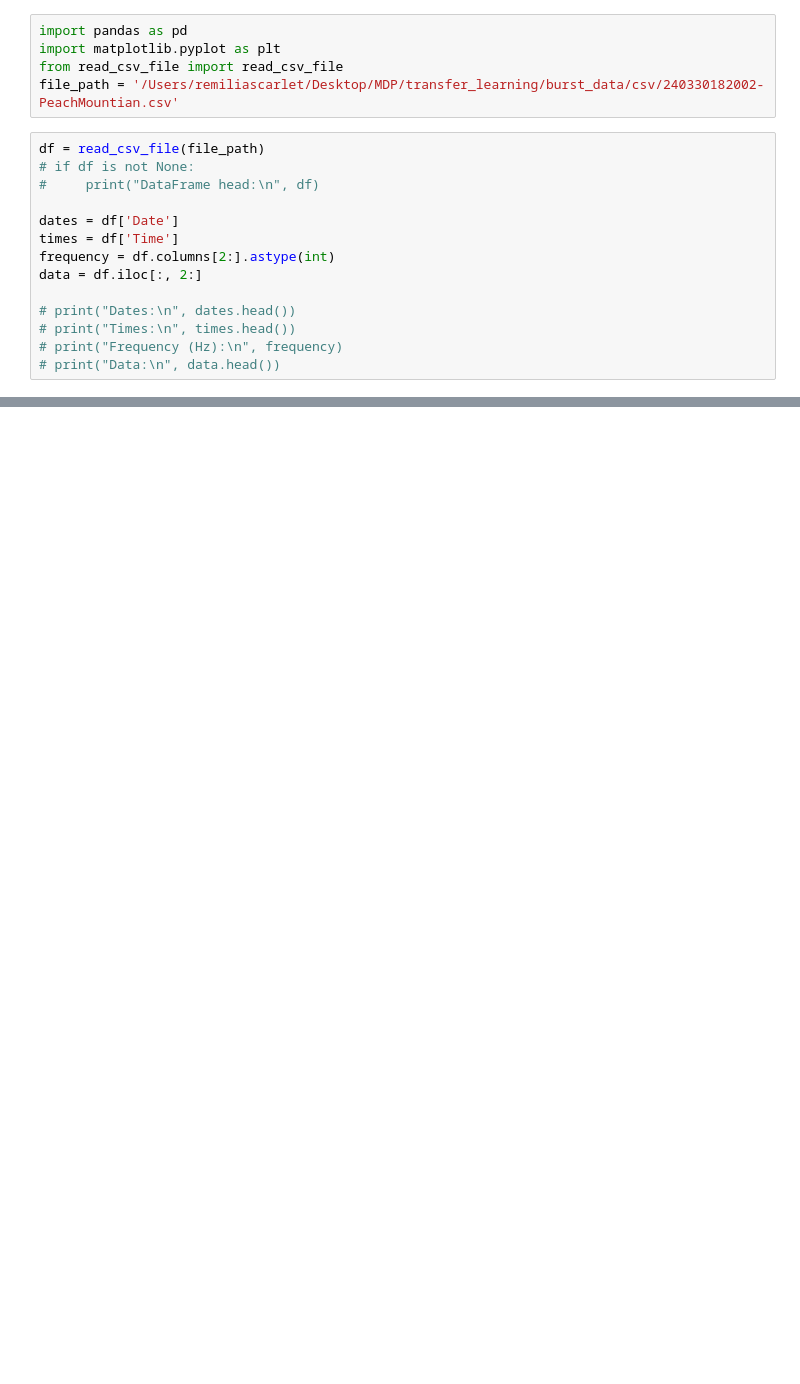
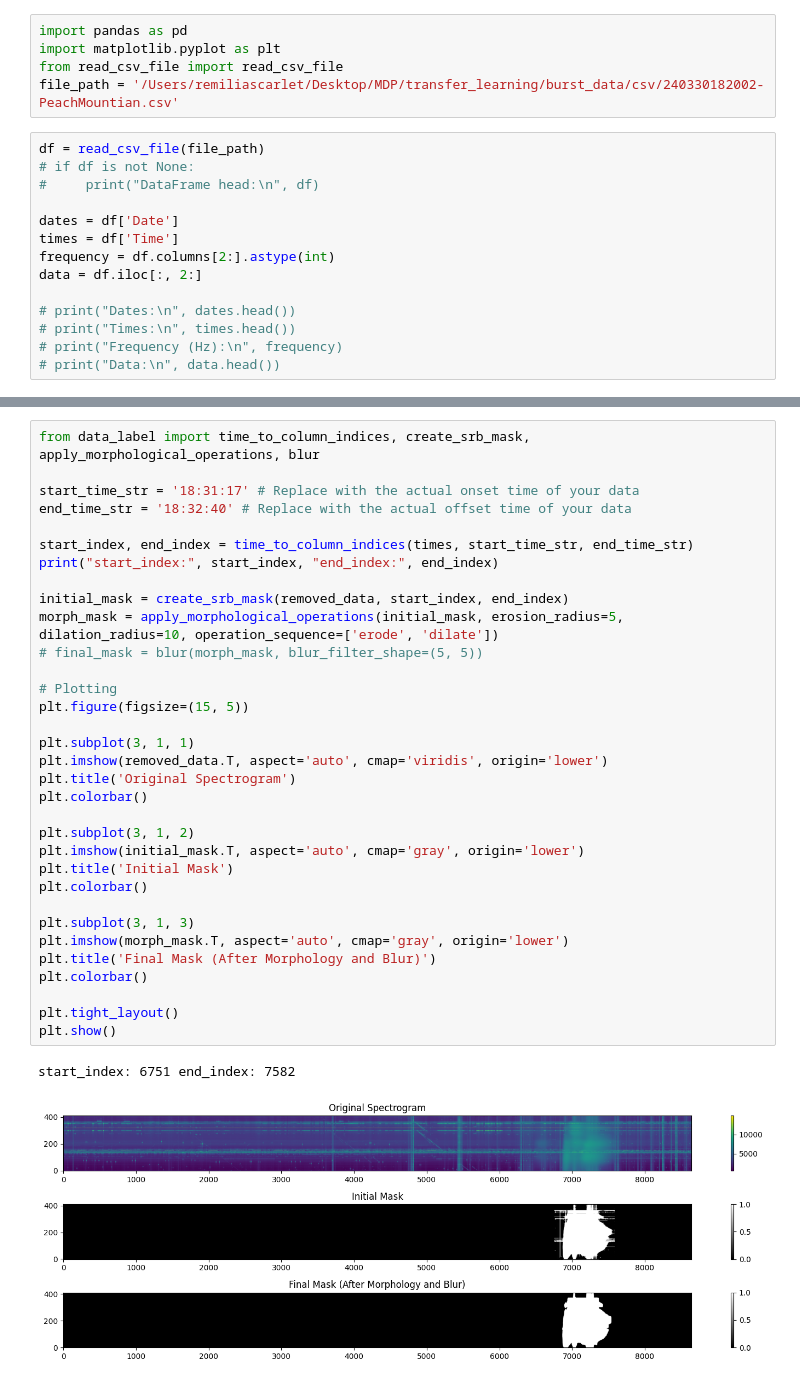
Before and after one commit to Kasper-Heliophysics-MDP/TransferLearning_CNN, a Jupyter notebook: radburst_tl/data_preprocessing/data_segment.ipynb, the cells around one changed output, grey strips where cells are left out. Drawn from its saved outputs; the diff is of its cells as text; blank space fills up the shorter version.

```diff
--- a/radburst_tl/data_preprocessing/data_segment.ipynb
+++ b/radburst_tl/data_preprocessing/data_segment.ipynb
@@ -47,0 +58,36 @@ ImportError: cannot import name 'remove_vertical_noise' from 'data_denoise' (/Us
+# %%
+from data_label import time_to_column_indices, create_srb_mask, apply_morphological_operations, blur
+
+start_time_str = '18:31:17' # Replace with the actual onset time of your data
+end_time_str = '18:32:40' # Replace with the actual offset time of your data
+
+start_index, end_index = time_to_column_indices(times, start_time_str, end_time_str)
+print("start_index:", start_index, "end_index:", end_index)
+
+initial_mask = create_srb_mask(removed_data, start_index, end_index)
+morph_mask = apply_morphological_operations(initial_mask, erosion_radius=5, dilation_radius=10, operation_sequence=['erode', 'dilate'])
+# final_mask = blur(morph_mask, blur_filter_shape=(5, 5))
+
+# Plotting
+plt.figure(figsize=(15, 5))
+
+plt.subplot(3, 1, 1)
+plt.imshow(removed_data.T, aspect='auto', cmap='viridis', origin='lower')
+plt.title('Original Spectrogram')
+plt.colorbar()
+
+plt.subplot(3, 1, 2)
+plt.imshow(initial_mask.T, aspect='auto', cmap='gray', origin='lower')
+plt.title('Initial Mask')
+plt.colorbar()
+
+plt.subplot(3, 1, 3)
+plt.imshow(morph_mask.T, aspect='auto', cmap='gray', origin='lower')
+plt.title('Final Mask (After Morphology and Blur)')
+plt.colorbar()
+
+plt.tight_layout()
+plt.show()
+# %% [output]
+start_index: 6751 end_index: 7582
+[figure, added]
```
Also changed, not shown: parts of 2 cells of this notebook, 3 other files.
